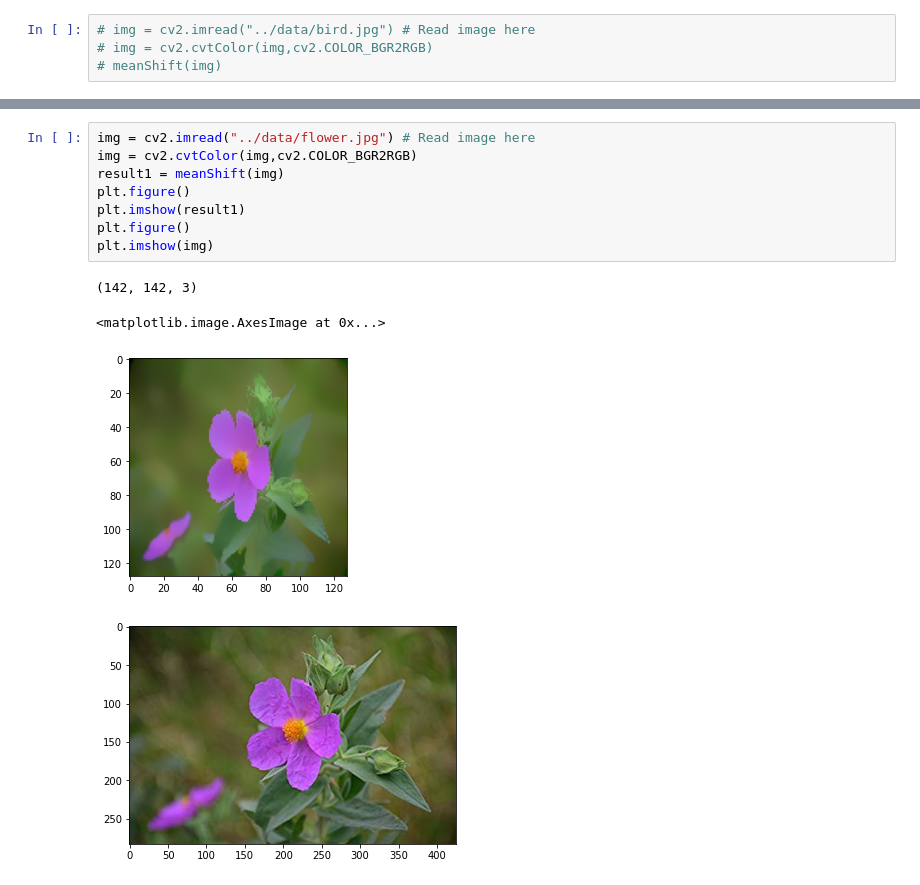
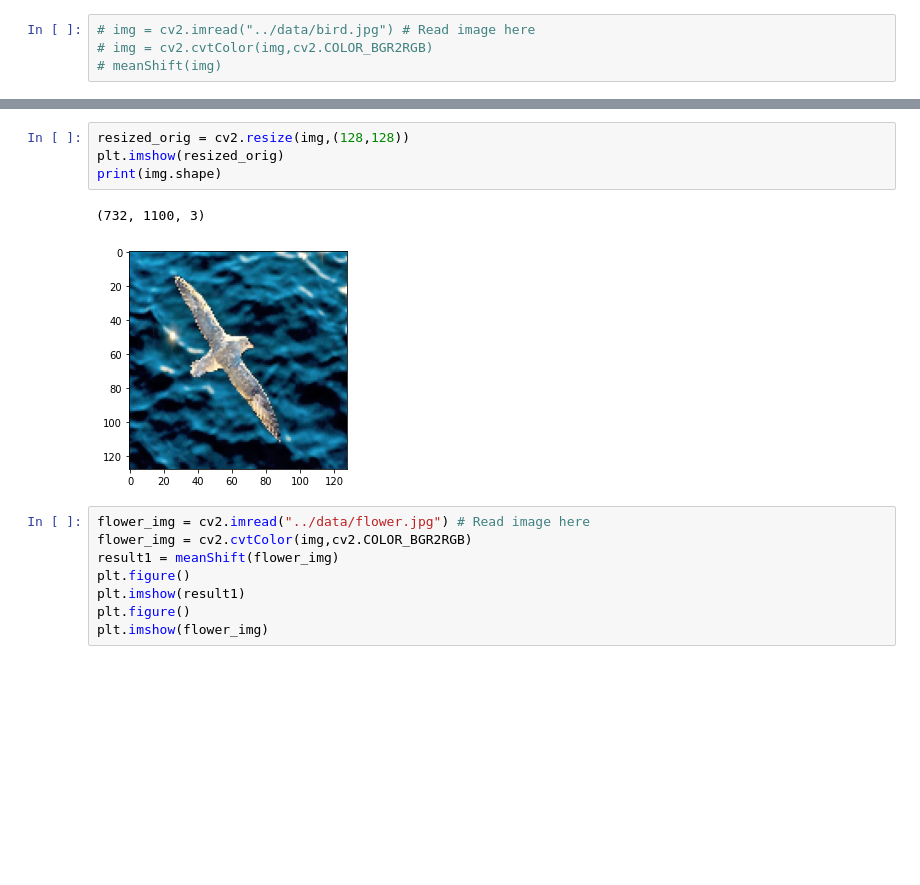
Before and after one commit to soham2109/CS-663-Assignments, a Jupyter notebook: assignment-3-segmentation/3/code/Q3.ipynb, the cells around one changed output, grey strips where cells are left out. Cells and saved outputs as stored; diff of their text form; blank space fills up the shorter version.

```diff
--- a/assignment-3-segmentation/3/code/Q3.ipynb
+++ b/assignment-3-segmentation/3/code/Q3.ipynb
@@ -171,16 +155,18 @@ plt.imshow(img)
 <matplotlib.image.AxesImage at 0x...>
 [figure]
 [figure]
+# %%
+resized_orig = cv2.resize(img,(128,128))
+plt.imshow(resized_orig)
+print(img.shape)
+# %% [output]
+(732, 1100, 3)
+[figure, added]
 # %%
-img = cv2.imread("../data/flower.jpg") # Read image here
-img = cv2.cvtColor(img,cv2.COLOR_BGR2RGB)
-result1 = meanShift(img)
+flower_img = cv2.imread("../data/flower.jpg") # Read image here
+flower_img = cv2.cvtColor(img,cv2.COLOR_BGR2RGB)
+result1 = meanShift(flower_img)
 plt.figure()
 plt.imshow(result1)
 plt.figure()
-plt.imshow(img)
+plt.imshow(flower_img)
-# %% [output]
-(142, 142, 3)
-<matplotlib.image.AxesImage at 0x...>
-[figure, removed]
-[figure, removed]
```
Also changed, not shown: parts of 16 cells of this notebook.
